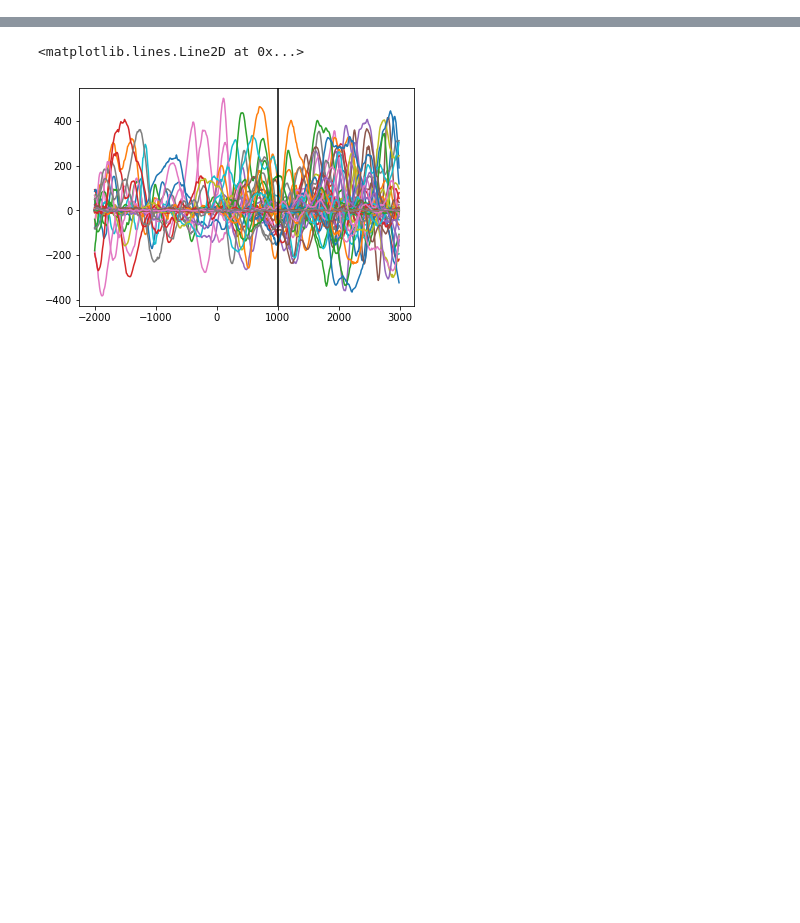
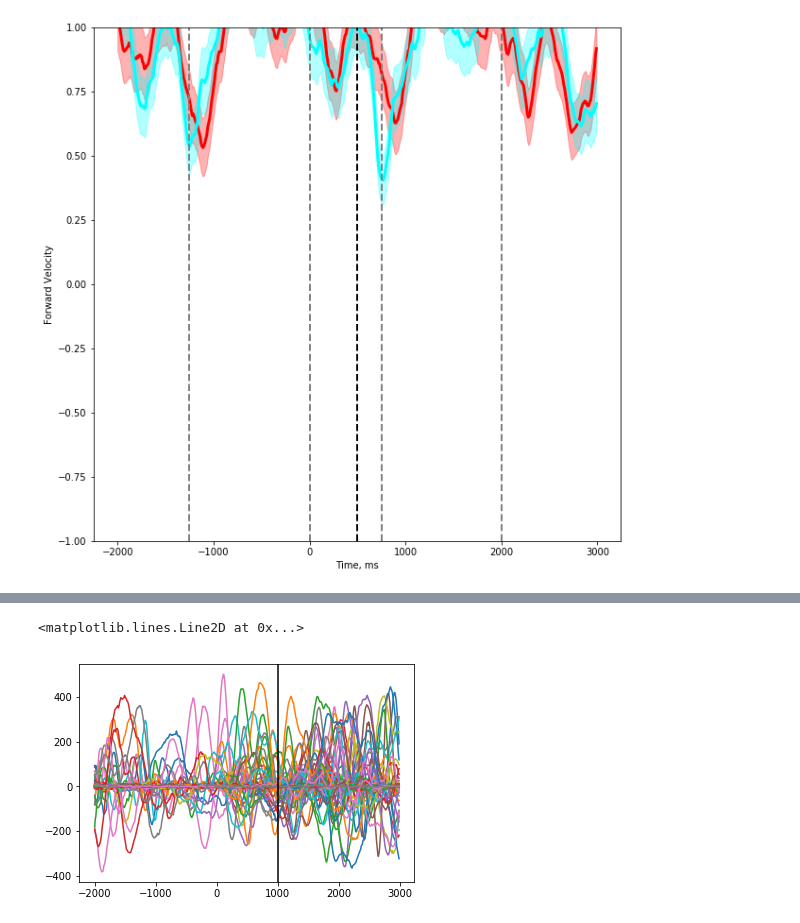
Before and after one commit to bellabrez/bigbadbrain, a Jupyter notebook: jupyter_notebooks/20220316 - stim triggered beh and neural data.ipynb, the cells around one changed output, grey strips where cells are left out. Saved outputs shown, nothing was run; the diff lists cells and outputs as text; code cells hidden in the pictures; blank space fills up the shorter version.

```diff
--- a/jupyter_notebooks/20220316 - stim triggered beh and neural data.ipynb
+++ b/jupyter_notebooks/20220316 - stim triggered beh and neural data.ipynb
@@ -141,0 +176,47 @@ Text(0, 0.5, 'Angular Velocity')
+# %%
+pre_window = 200 # in units of 10ms
+post_window = 300
+
+traces = []
+for i in range(len(starts_angle_0)):
+    trace = fictrac['Y'][starts_angle_0[i]-pre_window:starts_angle_0[i]+post_window]
+    if len(trace) == pre_window + post_window: # this handles fictrac that crashed or was aborted or some bullshit
+        traces.append(trace)
+traces_0 = np.asarray(traces)
+mean_trace_0 = np.mean(traces_0,axis=0)
+sem_trace_0 = sem(traces_0,axis=0)
+
+traces = []
+for i in range(len(starts_angle_180)):
+    trace = fictrac['Y'][starts_angle_180[i]-pre_window:starts_angle_180[i]+post_window]
+    if len(trace) == pre_window + post_window: # this handles fictrac that crashed or was aborted or some bullshit
+        traces.append(trace)
+traces_180 = np.asarray(traces)
+mean_trace_180 = np.mean(traces_180,axis=0)
+sem_trace_180 = sem(traces_180,axis=0)
+
+plt.figure(figsize=(10,10))
+xs = np.arange(-pre_window,post_window)*10
+plt.plot(xs, mean_trace_0,color='r',linewidth=3)
+plt.fill_between(xs, mean_trace_0-sem_trace_0, mean_trace_0+sem_trace_0, color='red',alpha=0.3)
+
+
+
+plt.plot(xs, mean_trace_180,color='cyan',linewidth=3)
+plt.fill_between(xs, mean_trace_180-sem_trace_180, mean_trace_180+sem_trace_180, color='cyan',alpha=0.3)
+
+plt.axvline(-1250,color='grey',lw=2,linestyle='--') # grey
+plt.axvline(0,color='grey',lw=2,linestyle='--') # stim appears
+plt.axvline(500,color='k',lw=2,linestyle='--') # stim moves
+plt.axvline(750,color='grey',lw=2,linestyle='--') # grey
+plt.axvline(2000,color='grey',lw=2,linestyle='--') # grey
+plt.ylim(-1,1)
+plt.xlabel('Time, ms')
+plt.ylabel('Forward Velocity')
+
+save_path = '/oak/stanford/groups/trc/data/Brezovec/2P_Imaging/figs'
+timestr = time.strftime("%Y%m%d-%H%M%S")
+fname = os.path.join(save_path, timestr)
+#plt.savefig(fname,dpi=300,bbox_inches='tight')
+# %% [output]
+[figure, added]
```
Also changed, not shown: parts of 27 cells of this notebook, 22 other files.
